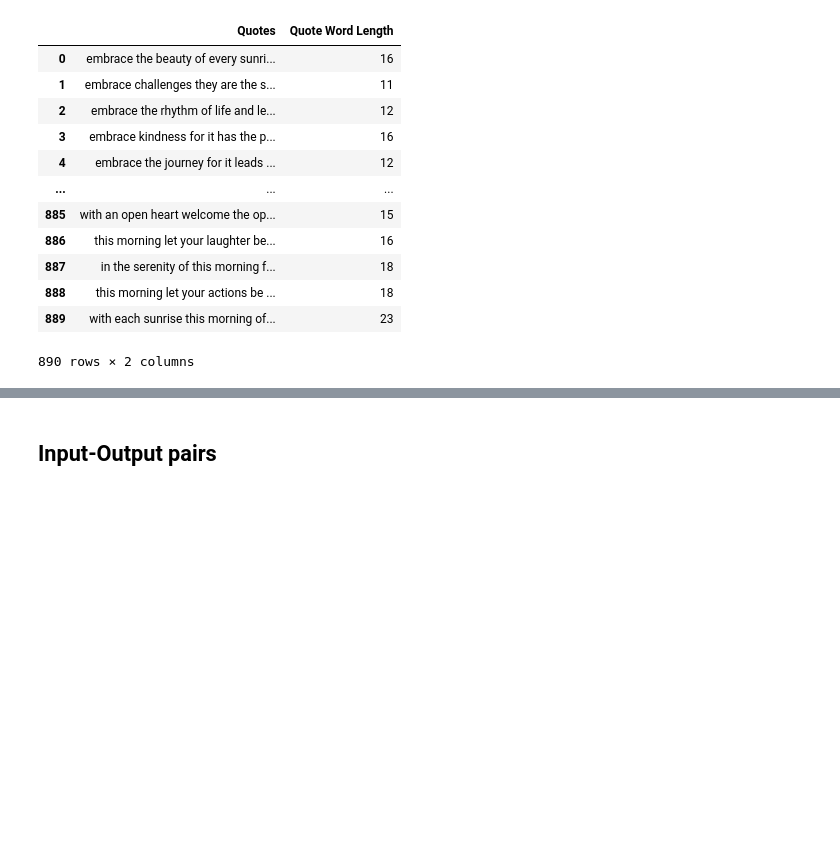
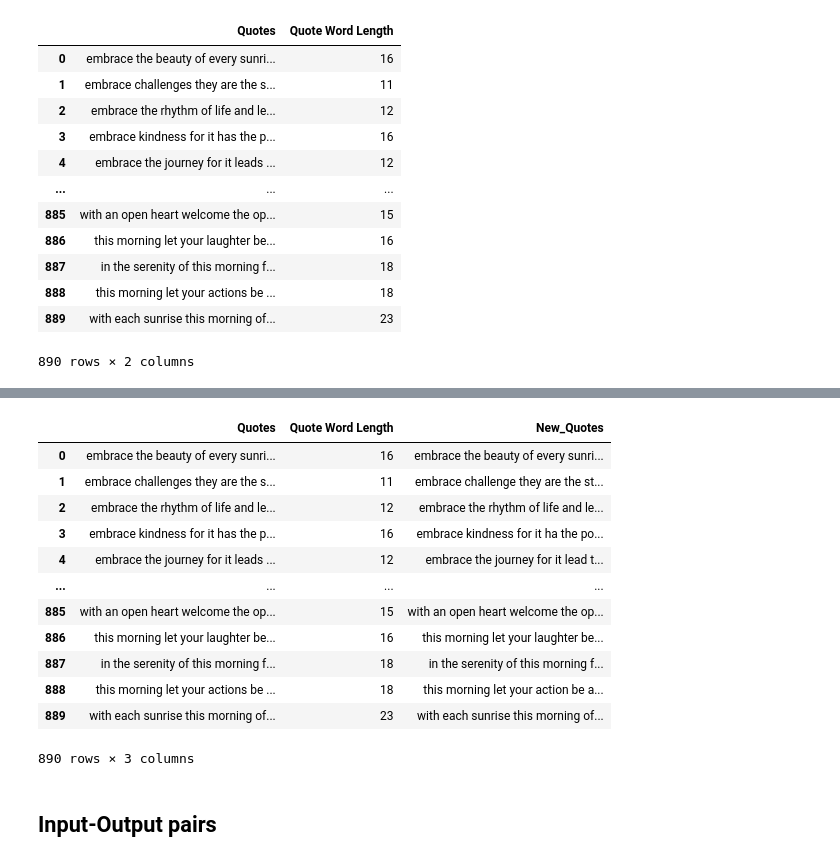
Before and after one commit to errnasty/Connvolution-and-Recurrent-Neural-Networks, a Jupyter notebook: RNN.ipynb, the cells around one changed output, grey strips where cells are left out. Drawn from its saved outputs; the diff is of its cells as text; code cells hidden in the pictures; blank space fills up the shorter version.

```diff
--- a/RNN.ipynb
+++ b/RNN.ipynb
@@ -301,2 +305,15 @@ It involves reducing our words to their base or dictionary forms, known as lemma
 
 ### How does it help?
+# %%
+from nltk.stem import WordNetLemmatizer
+nltk.download('wordnet')
+lemmatizer = WordNetLemmatizer()
+
+# Define a function that lemmatizes each word in a text
+def lemmatize_text(text):
+    words = nltk.word_tokenize(text)
+    return ' '.join([lemmatizer.lemmatize(w) for w in words])
+
+# Apply the function to your DataFrame
+# Assuming 'text_column' is the name of the column containing the text
+df['New_Quotes'] = df['Quotes'].apply(lemmatize_text)
@@ -303,3 +323,19 @@ It involves reducing our words to their base or dictionary forms, known as lemma
+# %%
+df
+# %% [output]
+|  | Quotes | Quote Word Length | New_Quotes |
+| 0 | embrace the beauty of every sunri... | 16 | embrace the beauty of every sunri... |
+| 1 | embrace challenges they are the s... | 11 | embrace challenge they are the st... |
+| 2 | embrace the rhythm of life and le... | 12 | embrace the rhythm of life and le... |
+| 3 | embrace kindness for it has the p... | 16 | embrace kindness for it ha the po... |
+| 4 | embrace the journey for it leads ... | 12 | embrace the journey for it lead t... |
+| ... | ... | ... | ... |
+| 885 | with an open heart welcome the op... | 15 | with an open heart welcome the op... |
+| 886 | this morning let your laughter be... | 16 | this morning let your laughter be... |
+| 887 | in the serenity of this morning f... | 18 | in the serenity of this morning f... |
+| 888 | this morning let your actions be ... | 18 | this morning let your action be a... |
+| 889 | with each sunrise this morning of... | 23 | with each sunrise this morning of... |
+890 rows × 3 columns
 # %% [markdown]
 ## Input-Output pairs
 # %%
```
Also changed, not shown: parts of 18 cells of this notebook.
